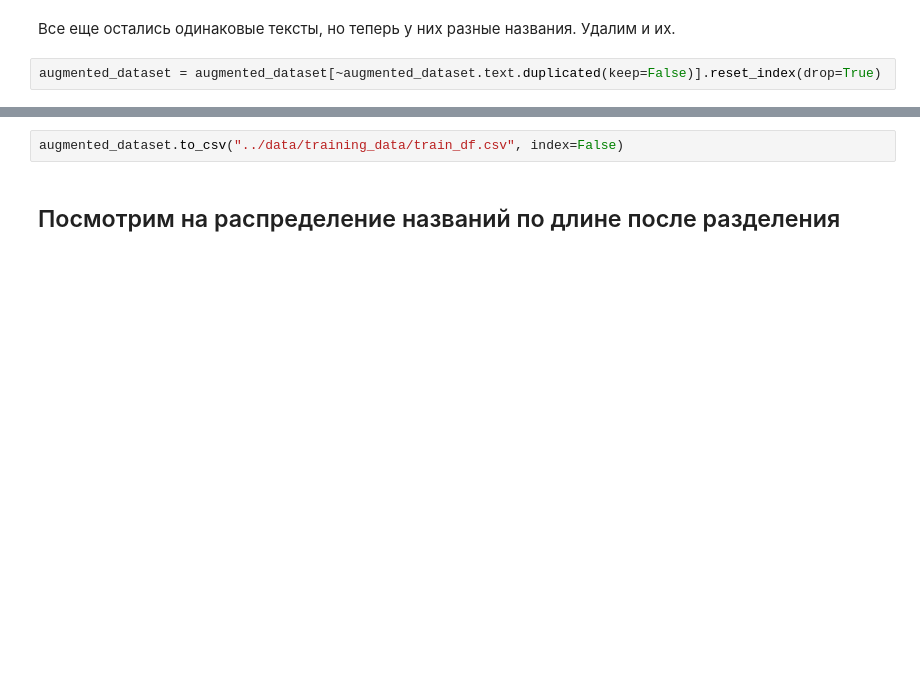
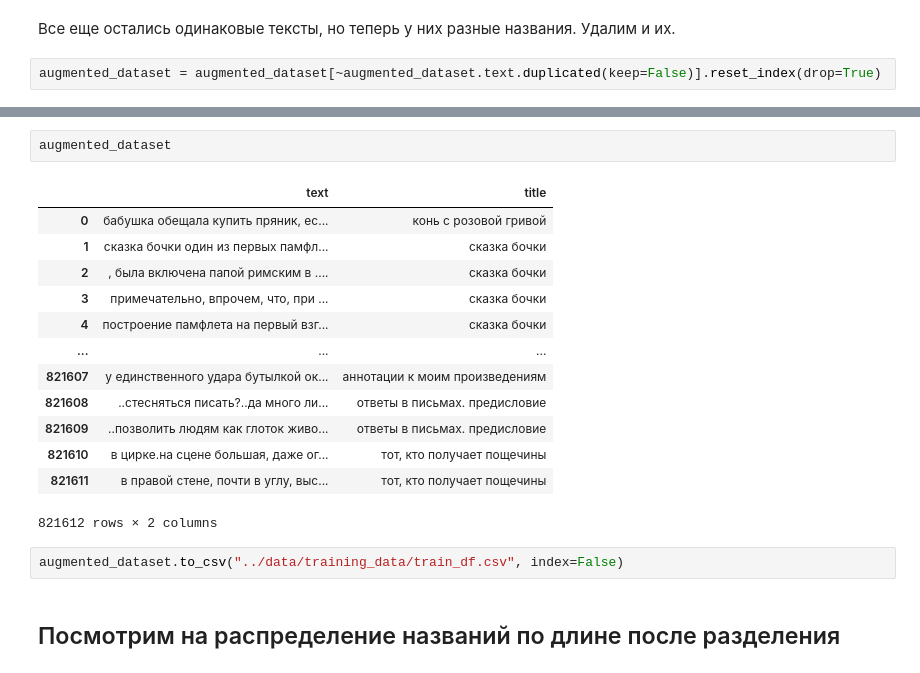
Before and after one commit to VeronikaSteklo/generation_names, a Jupyter notebook: notebooks/augmentation.ipynb, the cells around one changed output, grey strips where cells are left out. Cells and saved outputs as stored; diff of their text form; blank space fills up the shorter version.

```diff
--- a/notebooks/augmentation.ipynb
+++ b/notebooks/augmentation.ipynb
@@ -218,4 +220,20 @@ augmented_dataset.describe()
 | freq | 1 | 500 |
+# %%
+augmented_dataset
+# %% [output]
+|  | text | title |
+| 0 | бабушка обещала купить пряник, ес... | конь с розовой гривой |
+| 1 | сказка бочки один из первых памфл... | сказка бочки |
+| 2 | , была включена папой римским в .... | сказка бочки |
+| 3 | примечательно, впрочем, что, при ... | сказка бочки |
+| 4 | построение памфлета на первый взг... | сказка бочки |
+| ... | ... | ... |
+| 821607 | у единственного удара бутылкой ок... | аннотации к моим произведениям |
+| 821608 | ..стесняться писать?..да много ли... | ответы в письмах. предисловие |
+| 821609 | ..позволить людям как глоток живо... | ответы в письмах. предисловие |
+| 821610 | в цирке.на сцене большая, даже ог... | тот, кто получает пощечины |
+| 821611 | в правой стене, почти в углу, выс... | тот, кто получает пощечины |
+821612 rows × 2 columns
 # %%
 augmented_dataset.to_csv("../data/training_data/train_df.csv", index=False)
 # %% [markdown]
```
Also changed, not shown: parts of 14 cells of this notebook, 1 other file.
